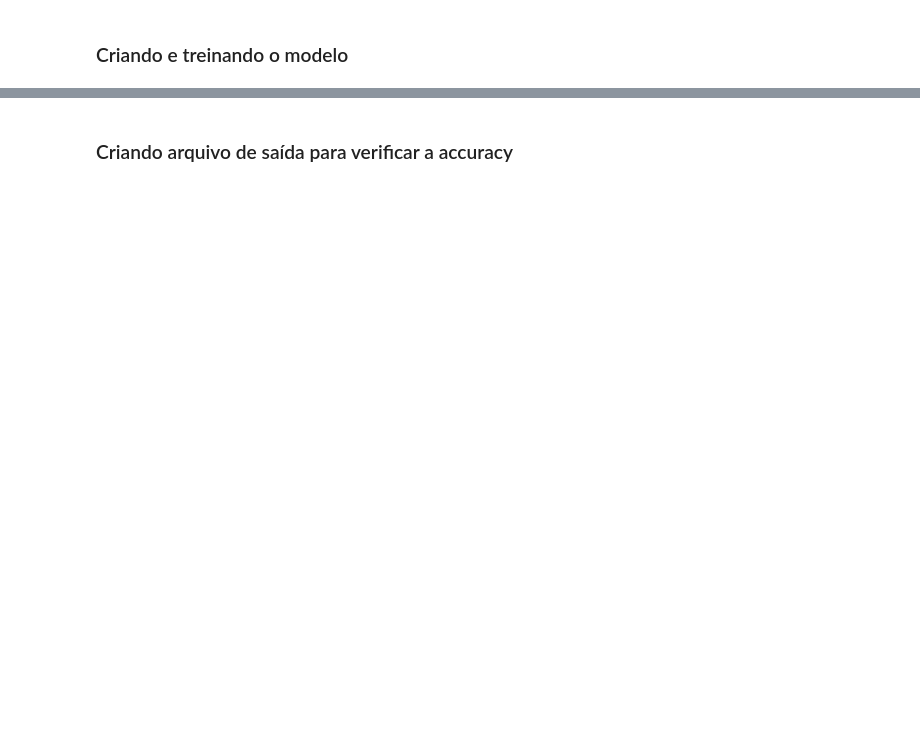
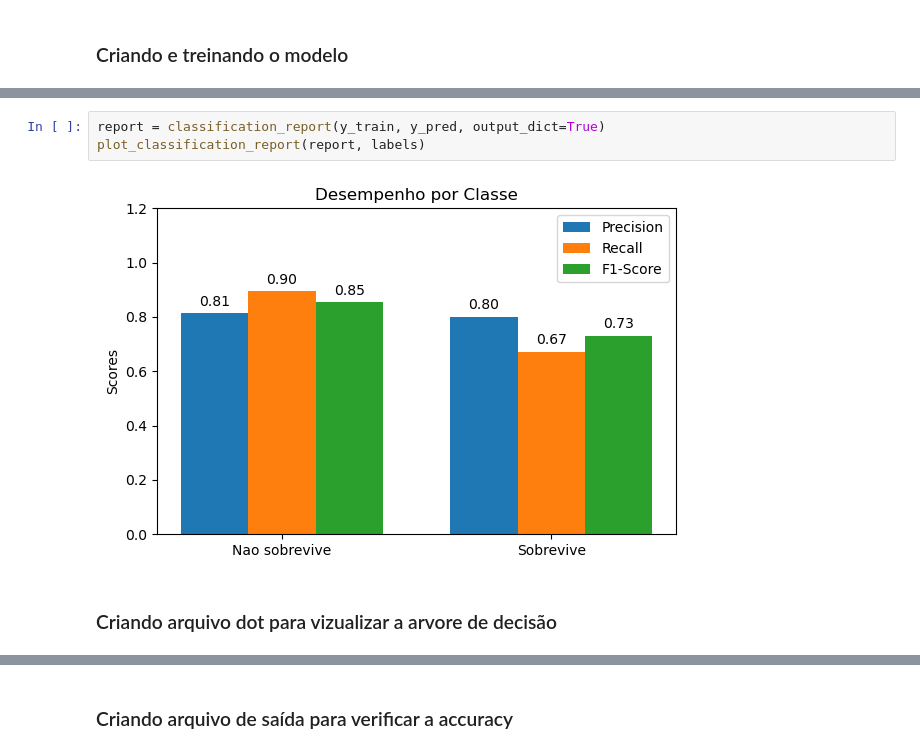
Before and after one commit to hugosantosbessa/ML2023-HugoBessa, a Jupyter notebook: llistas/arvores/Exercicio.ipynb, the cells around one changed output, grey strips where cells are left out. Cells and saved outputs as stored; diff of their text form; blank space fills up the shorter version.

```diff
--- a/llistas/arvores/Exercicio.ipynb
+++ b/llistas/arvores/Exercicio.ipynb
@@ -120,0 +211,7 @@ predictions = model.predict(X_test) # Test model
+# %%
+report = classification_report(y_train, y_pred, output_dict=True)
+plot_classification_report(report, labels)
+# %% [output]
+[figure, added]
+# %% [markdown]
+### Criando arquivo dot para vizualizar a arvore de decisão
```
Also changed, not shown: parts of 15 cells of this notebook, 9 other files.
